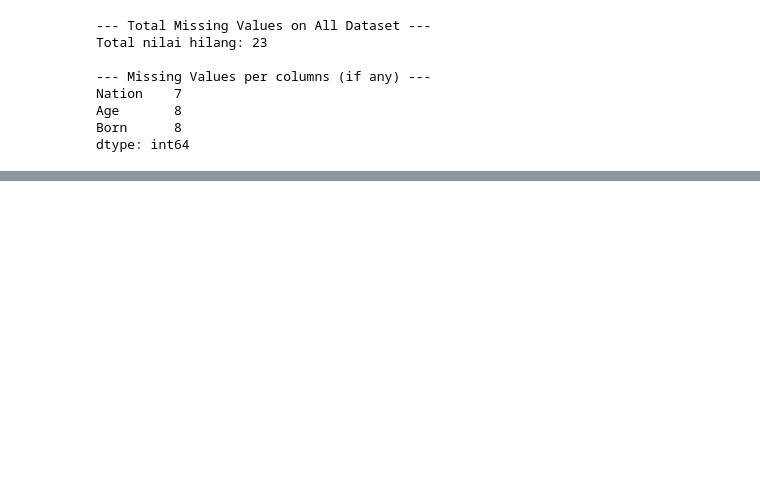
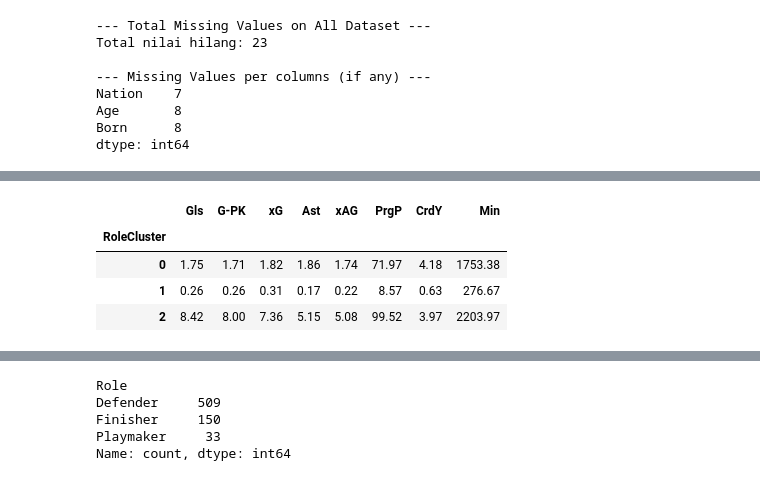
Before and after one commit to fikrialwi/data-scientist, a Jupyter notebook: perfomance-stat-of-top-5-leagues-2025-young-player.ipynb, the cells around one changed output, grey strips where cells are left out. Drawn from its saved outputs; the diff is of its cells as text; code cells hidden in the pictures; blank space fills up the shorter version.

Commit message:
Kaggle Notebook | EDA Young Player | Version 3

```diff
--- a/perfomance-stat-of-top-5-leagues-2025-young-player.ipynb
+++ b/perfomance-stat-of-top-5-leagues-2025-young-player.ipynb
@@ -1408,0 +1795,31 @@ fig.show()
+# %%
+cluster_summary = young_players.groupby('RoleCluster')[features].mean().round(2)
+display(cluster_summary)
+
+# Misalnya setelah melihat cluster_summary hasilnya:
+# Cluster 0 → Finisher
+# Cluster 1 → Defender
+# Cluster 2 → Playmaker
+
+role_map = {
+    0: "Finisher",
+    1: "Defender",
+    2: "Playmaker"
+}
+
+young_players['Role'] = young_players['RoleCluster'].map(role_map)
+
+fig = px.scatter(
+    young_players,
+    x='PC1', y='PC2',
+    color='Role',
+    hover_data=['Player', 'Squad', 'Age', 'Gls', 'Ast'],
+    title='Klasifikasi Peran Pemain Muda Berdasarkan Statistik Performa'
+)
+fig.show()
+# %% [output]
+|  | Gls | G-PK | xG | Ast | xAG | PrgP | CrdY | Min |
+| RoleCluster |  |  |  |  |  |  |  |  |
+| 0 | 1.75 | 1.71 | 1.82 | 1.86 | 1.74 | 71.97 | 4.18 | 1753.38 |
+| 1 | 0.26 | 0.26 | 0.31 | 0.17 | 0.22 | 8.57 | 0.63 | 276.67 |
+| 2 | 8.42 | 8.00 | 7.36 | 5.15 | 5.08 | 99.52 | 3.97 | 2203.97 |
@@ -1408,0 +1827,8 @@ fig.show()
+# %%
+young_players['Role'].value_counts()
+# %% [output]
+Role
+Defender     509
+Finisher     150
+Playmaker     33
+Name: count, dtype: int64
```
Also changed, not shown: parts of 117 cells of this notebook.
